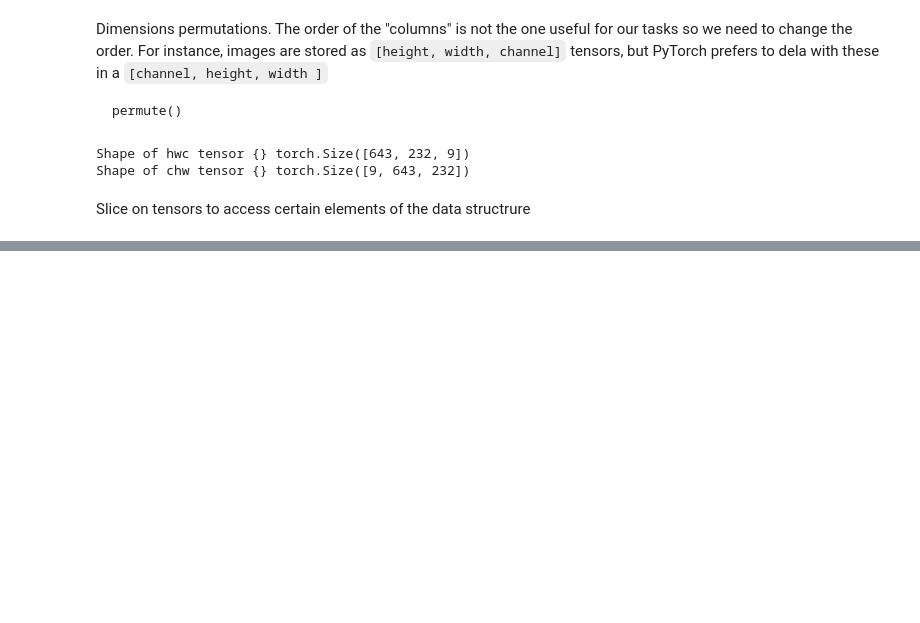
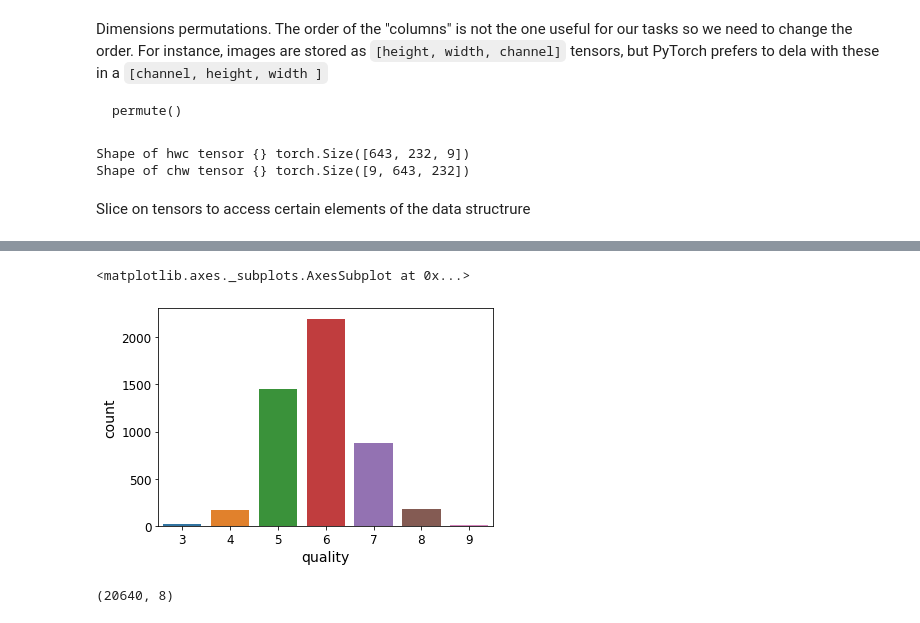
Before and after one commit to fpinell/hands_on_python_for_ds, a Jupyter notebook: Lecture_4_Deep_Learning.ipynb, the cells around one changed output, grey strips where cells are left out. Saved outputs shown, nothing was run; the diff lists cells and outputs as text; code cells hidden in the pictures; blank space fills up the shorter version.

```diff
--- a/Lecture_4_Deep_Learning.ipynb
+++ b/Lecture_4_Deep_Learning.ipynb
@@ -357,0 +553,3 @@ Mounted at /content/drive
+# %%
+df = pd.read_csv('winequality-white.csv',sep=';')
+df.head()
@@ -357,0 +563,10 @@ Mounted at /content/drive
+# %%
+import seaborn as sns
+
+sns.countplot(x = 'quality', data=df)
+
+X = df.iloc[:, 0:-1]
+y = df.iloc[:, -1]
+# %% [output]
+<matplotlib.axes._subplots.AxesSubplot at 0x...>
+[figure, added]
@@ -357,0 +608,5 @@ Mounted at /content/drive
+# %%
+
+X.shape
+# %% [output]
+(20640, 8)
```
Also changed, not shown: parts of 45 cells of this notebook.
